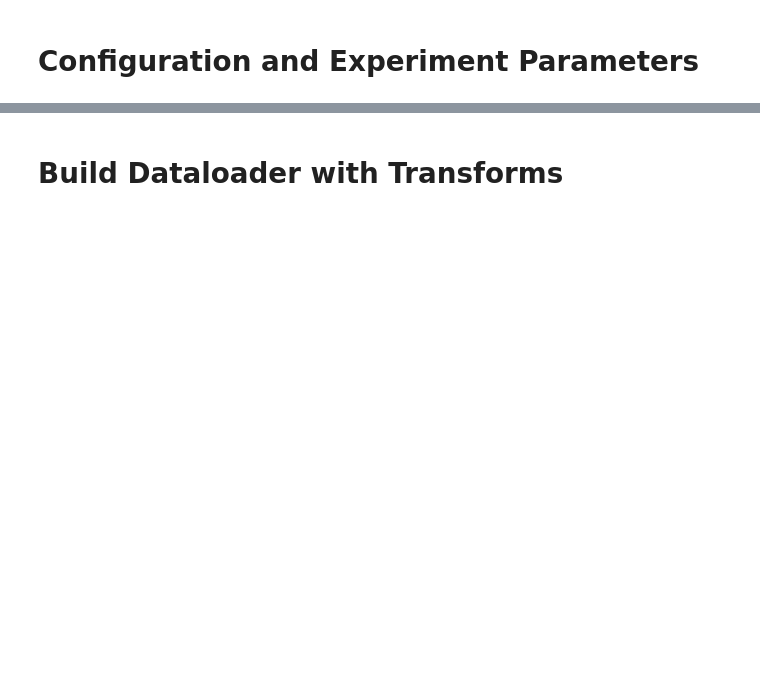
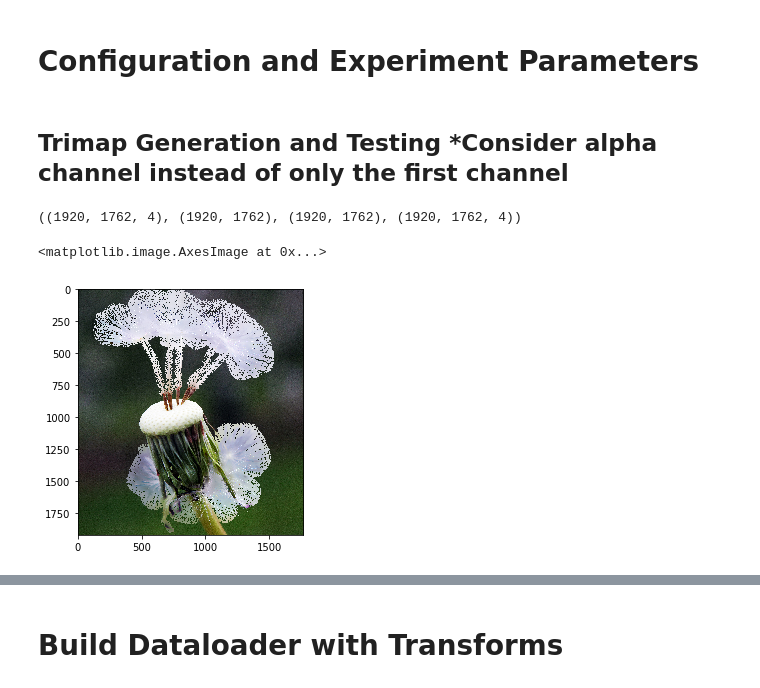
Before and after one commit to brendanvonhofe/telescope, a Jupyter notebook: deep_image_matting/deep_image_matting.ipynb, the cells around one changed output, grey strips where cells are left out. Cells and saved outputs as stored; diff of their text form; code cells hidden in the pictures; blank space fills up the shorter version.

Commit message:
first iteration of trimap generation algorithm

```diff
--- a/deep_image_matting/deep_image_matting.ipynb
+++ b/deep_image_matting/deep_image_matting.ipynb
@@ -15,6 +17,23 @@ plt.ion()
 # Configuration and Experiment Parameters
 # %%
 PATH = Path('/media/bread/wdblue/deep_image_matting/Combined_Dataset/Training_set')
+TEST = Path('/media/bread/wdblue/deep_image_matting/Combined_Dataset/Test_set/Adobe-licensed images')
+TRIMAPS = PATH/'trimap'
+TEST_TRI = TEST/'trimaps'
+TEST_MASK = Path('/media/bread/wdblue/deep_image_matting/Combined_Dataset/Test_set/Adobe-licensed images/alpha')
+TRAIN = PATH/'merged'
 FG = Path('fg')
 BG = Path('bg')
-MASKS = Path('mask')
+MASKS = PATH/'mask'
+# %% [markdown]
+## Trimap Generation and Testing *Consider alpha channel instead of only the first channel
+# %%
+np.set_printoptions(threshold=np.nan)
+fn = os.listdir(TEST_MASK)[0]
+im = io.imread(TEST/'fg'/fn)
+m = (io.imread(TEST_MASK/fn))[:,:,0]
+mask = (io.imread(TEST_MASK/fn))
+tri = io.imread((TEST_TRI/(fn[:-4]+'_0.png')))
+mask.shape, m.shape, tri.shape, im.shape
+# %% [output]
+((1920, 1762, 4), (1920, 1762), (1920, 1762), (1920, 1762, 4))
@@ -20,0 +56,5 @@ MASKS = Path('mask')
+# %%
+io.imshow(im)
+# %% [output]
+<matplotlib.image.AxesImage at 0x...>
+[figure, added]
```
Also changed, not shown: parts of 17 cells of this notebook.
